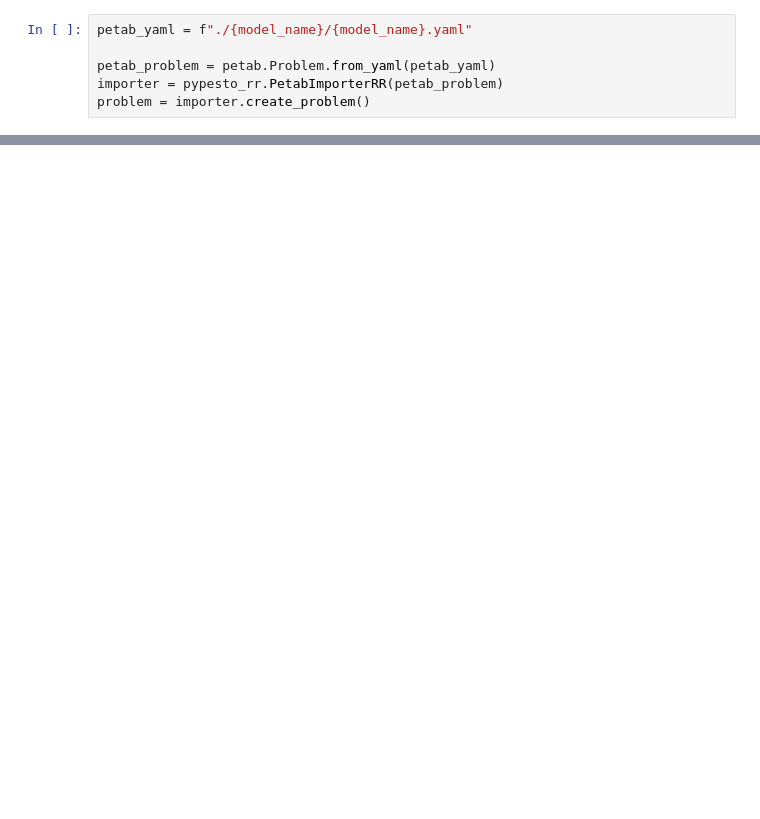
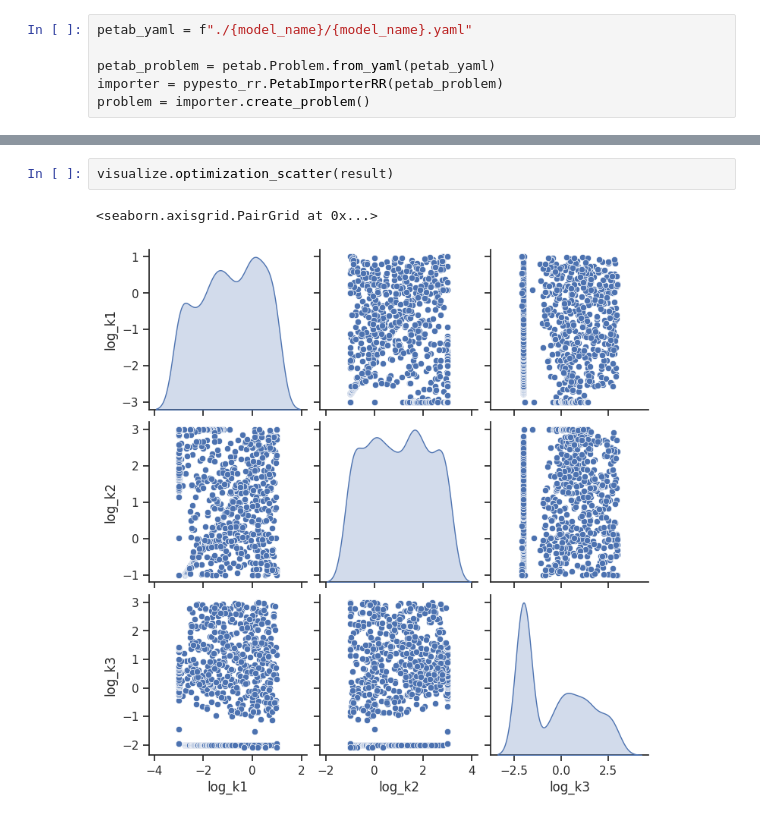
Before and after one commit to LarkinIt/BayesianBenchmark, a Jupyter notebook: test_raia.ipynb, the cells around one changed output, grey strips where cells are left out. Saved outputs shown, nothing was run; the diff lists cells and outputs as text; blank space fills up the shorter version.

```diff
--- a/test_raia.ipynb
+++ b/test_raia.ipynb
@@ -160,0 +154,5 @@ visualize.parameters_correlation_matrix(result);
+# %%
+visualize.optimization_scatter(result)
+# %% [output]
+<seaborn.axisgrid.PairGrid at 0x...>
+[figure, added]
```
Also changed, not shown: parts of 10 cells of this notebook.
